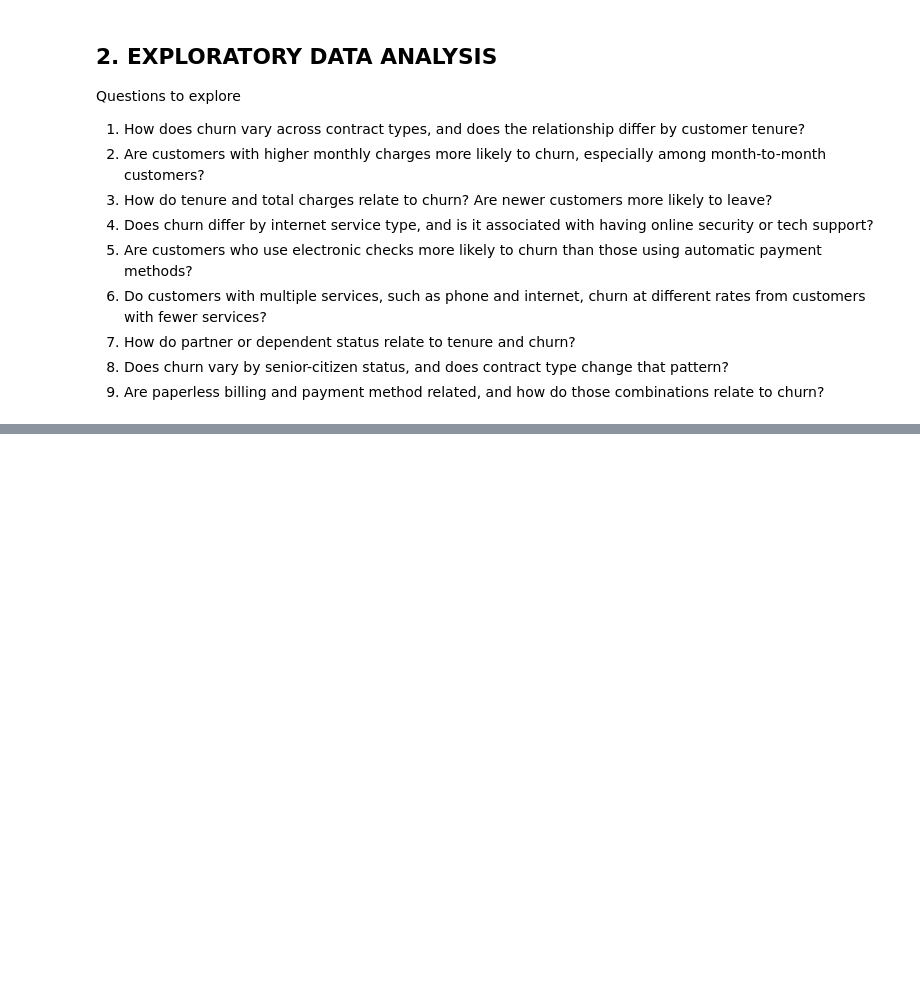
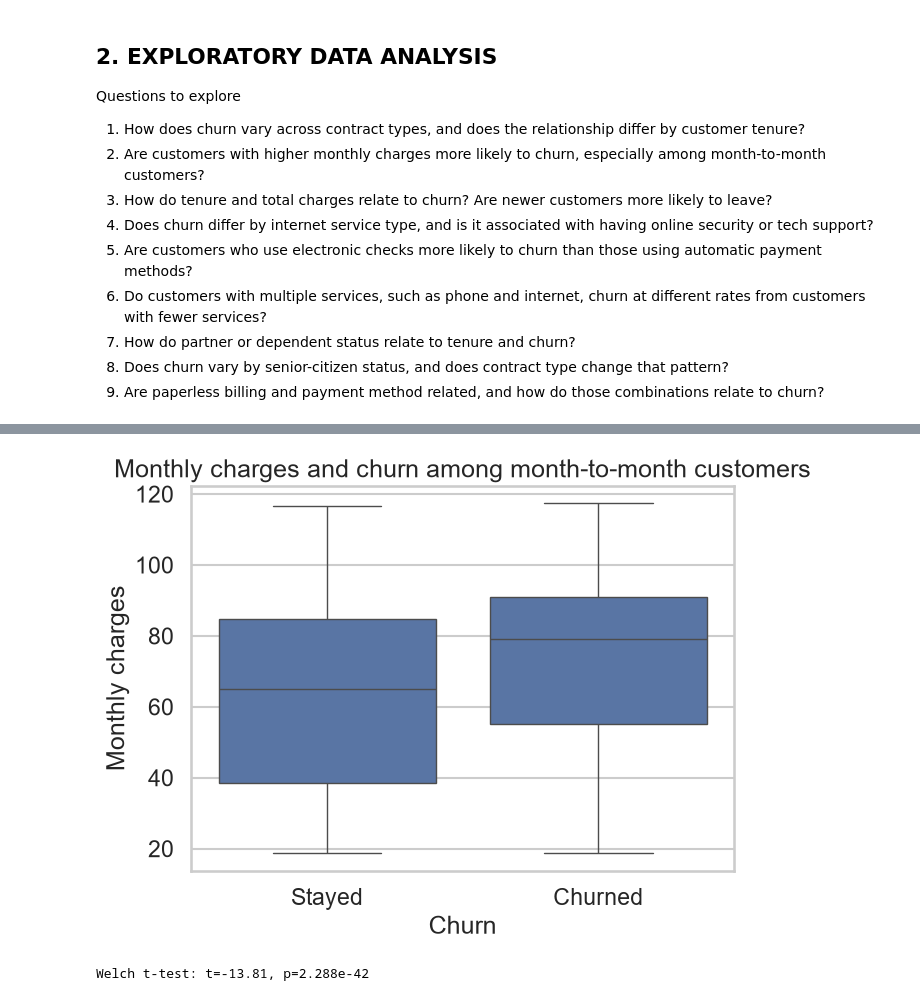
Before and after one commit to timomugishan8-ai/Datheon_Machine_Learning_and_Data_Science_Internship., a Jupyter notebook: Predictive Customer Churn Classifier/notebooks/01_customer_churcn_eda.ipynb, the cells around one changed output, grey strips where cells are left out. Drawn from its saved outputs; the diff is of its cells as text; code cells hidden in the pictures; blank space fills up the shorter version.

Commit message:
Perform exploratory analysis on the data

```diff
--- a/Predictive Customer Churn Classifier/notebooks/01_customer_churcn_eda.ipynb
+++ b/Predictive Customer Churn Classifier/notebooks/01_customer_churcn_eda.ipynb
@@ -227,0 +270,21 @@ Questions to explore
+# %%
+#2. Are customers with higher monthly charges more likely to churn, especially among month-to-month customers?
+
+month_to_month = churn_df[churn_df["Contract"] == "Month-to-month"].copy()
+
+fig, ax = plt.subplots(figsize=(7, 5))
+sns.boxplot(data=month_to_month, x="Churn", y="MonthlyCharges", ax=ax)
+ax.set_title("Monthly charges and churn among month-to-month customers")
+ax.set_xlabel("Churn")
+ax.set_ylabel("Monthly charges")
+ax.set_xticklabels(["Stayed", "Churned"])
+plt.show()
+
+x = month_to_month[month_to_month["Churn"] == 0]["MonthlyCharges"]
+y = month_to_month[month_to_month["Churn"] == 1]["MonthlyCharges"]
+
+t_stat, p_value = stats.ttest_ind(x, y, equal_var=False)
+print(f"Welch t-test: t={t_stat:.2f}, p={p_value:.3e}")
+# %% [output]
+[figure, added]
+Welch t-test: t=-13.81, p=2.288e-42
```
Also changed, not shown: parts of 19 cells of this notebook.
